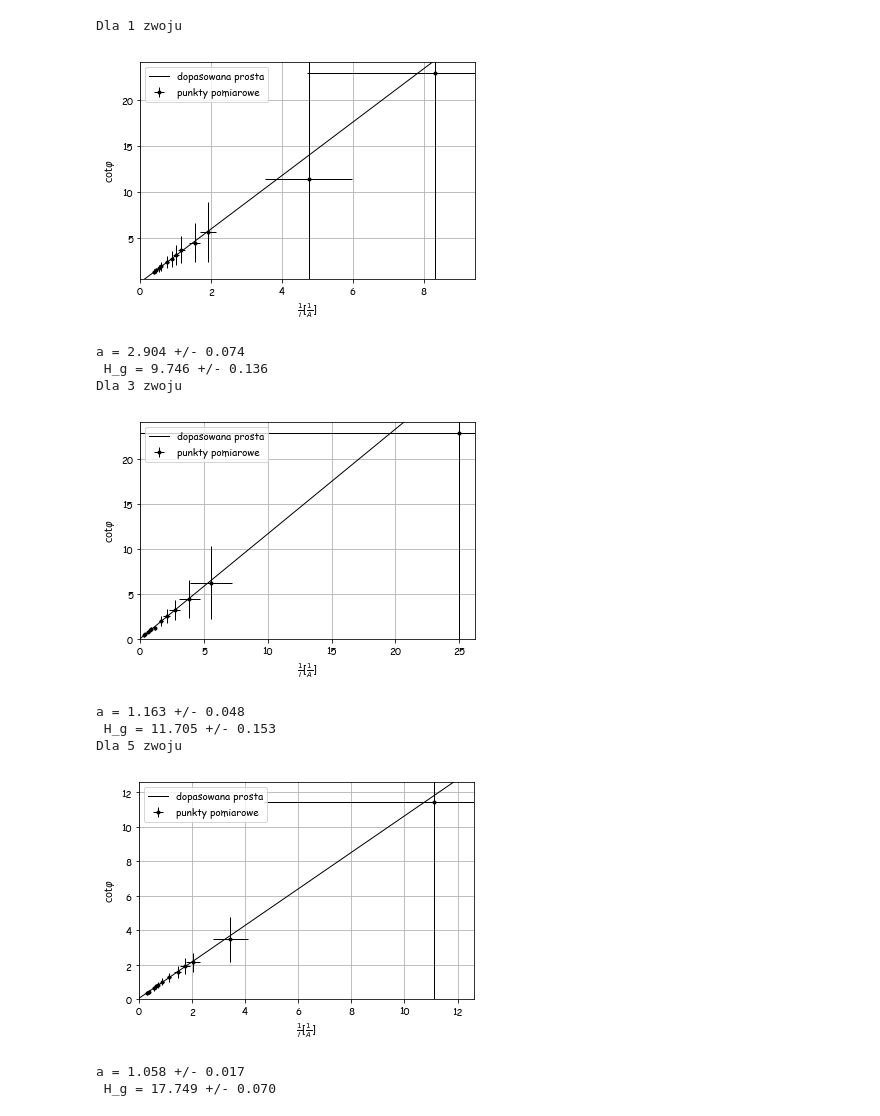
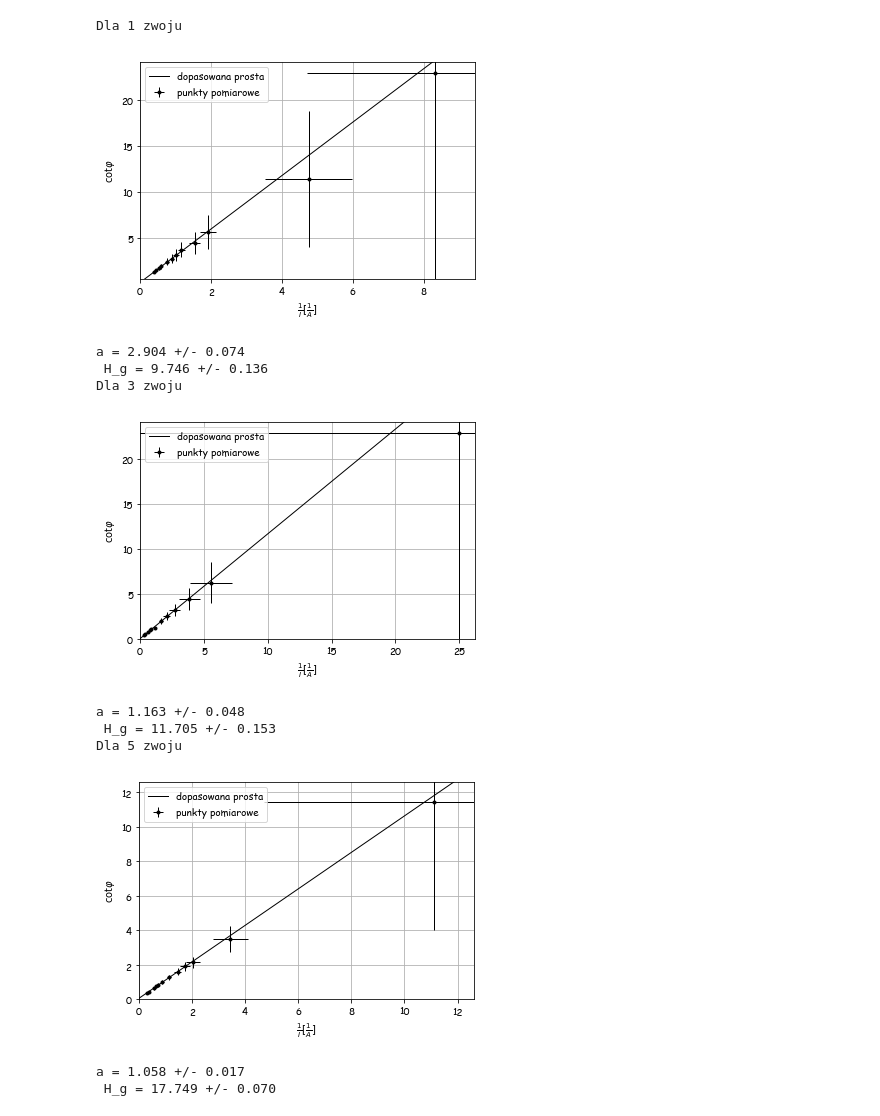
Before and after one commit to MarikinPaulina/LabFiz1, a Jupyter notebook: 09-46-Busola/Busola.ipynb, the cells around one changed output. Drawn from its saved outputs; the diff is of its cells as text; code cells hidden in the pictures.

```diff
--- a/09-46-Busola/Busola.ipynb
+++ b/09-46-Busola/Busola.ipynb
@@ -10,7 +10,7 @@ rc('font', family='Comic Sans MS')
 stopien = np.pi/180
 podzialka = 5 * stopien
 R = 0.149
-D_alpha = np.sqrt((podzialka**2)/3 + (podzialka)/2**2/3)
+D_alpha = np.sqrt((podzialka**2)/3 + (podzialka/2)**2/3)
 # %%
 def analiza(numer):
     N = pd.read_csv(f'Zwoje_{numer}.csv', sep=',\s', engine='python')
@@ -27,42 +27,42 @@ def analiza(numer):
     prosta, kowariancja = np.polyfit(nad_I, ctan,1,cov=True,w=1/D_ctan)
     plt.plot(zakres, np.polyval(prosta, zakres),'k',label='dopasowana prosta',linewidth=1)
     plt.grid()
     plt.xlabel(r'$\frac{1}{I}[\frac{1}{A}]$')
     plt.ylabel(r'$\cot{\varphi}$')
     plt.legend(loc='best')
     plt.savefig(f"wykres_{numer}.eps")
     # plt.savefig(f"wykres_{numer}.png")
     plt.show()
     print(f'a = {prosta[0]:.3f} +/- {np.sqrt(kowariancja[0,0]):.3f}')
     H_g = prosta[0]*numer/(2*R)
     D_H_g = np.sqrt( kowariancja[0,0]*numer/(2*R))
     print(f' H_g = {H_g:.3f} +/- {D_H_g:.3f}')
     pd.set_option('precision', 3)
     with open(f"tabelka_{numer}.tex", "w") as file:
         dataframe = pd.DataFrame()
         dataframe[r"$\varphi[^\circ]$"] = N['alpha[o]']
         dataframe[r"$\Delta \varphi[^\circ]$"] = D_alpha / stopien
         dataframe[r"I[A]"] = N['I[A]']
         dataframe[r"$\Delta$I[A]"] = D_amper
         dataframe[r"$\frac{1}{I}$"] = nad_I
         dataframe[r"$\Delta \frac{1}{I}$"] = D_nad_I
         dataframe[r"$\cot{\varphi}$"] = ctan
         dataframe[r"$\Delta \cot{\varphi}$"] = D_ctan
-        dataframe.sort_values(by=[r"$\varphi[^\circ]$"])
+        dataframe = dataframe.sort_values(by=[r"$\varphi[^\circ]$"])
         file.write(dataframe.to_latex(escape=False))
 
 for numer in [1, 3, 5]:
     analiza(numer)
 # %% [output]
 Dla 1 zwoju
-[figure, old version]
+[figure, new version]
 a = 2.904 +/- 0.074
  H_g = 9.746 +/- 0.136
 Dla 3 zwoju
-[figure, old version]
+[figure, new version]
 a = 1.163 +/- 0.048
  H_g = 11.705 +/- 0.153
 Dla 5 zwoju
-[figure, old version]
+[figure, new version]
 a = 1.058 +/- 0.017
  H_g = 17.749 +/- 0.070
```
Also changed, not shown: 10 other files.
